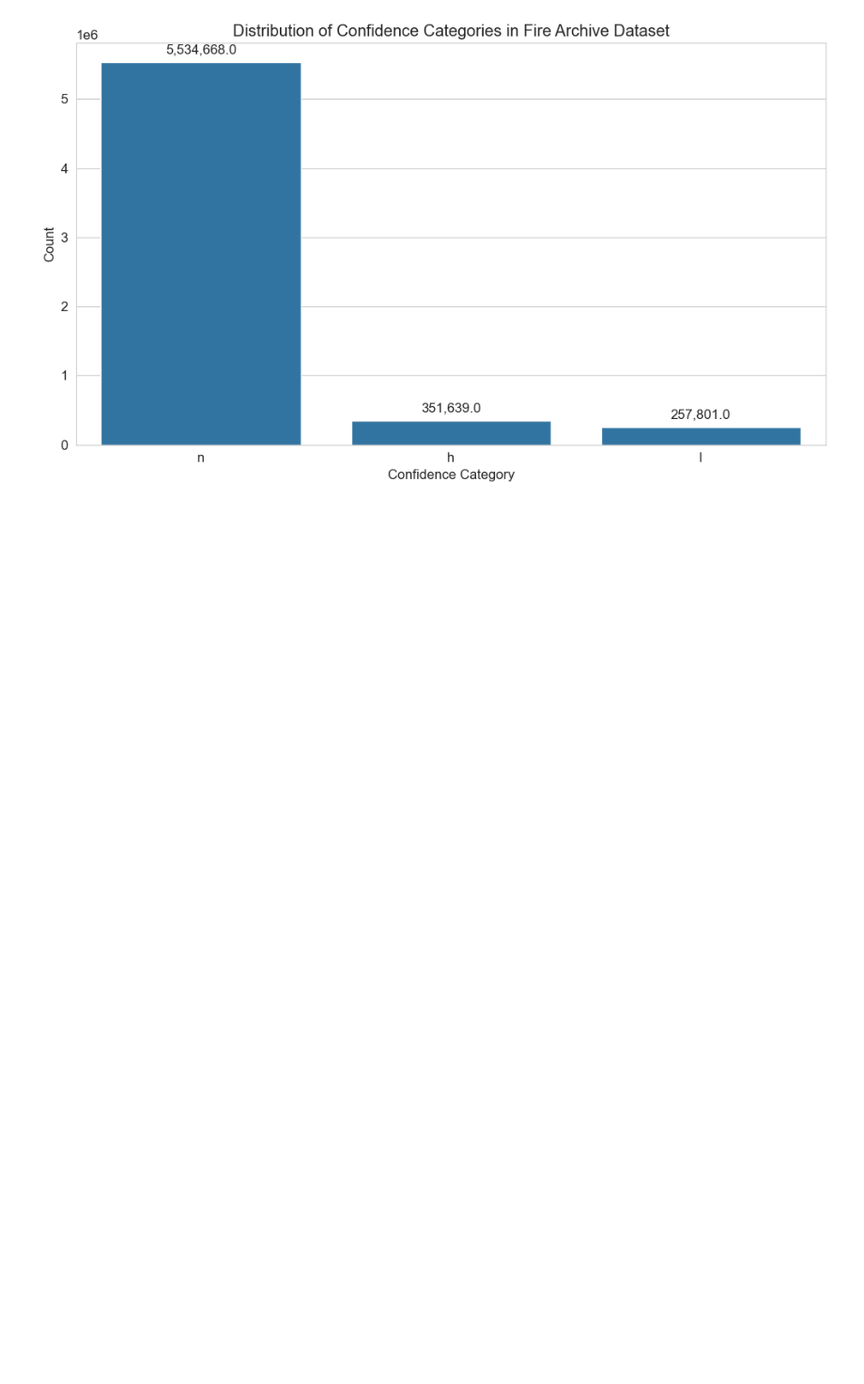
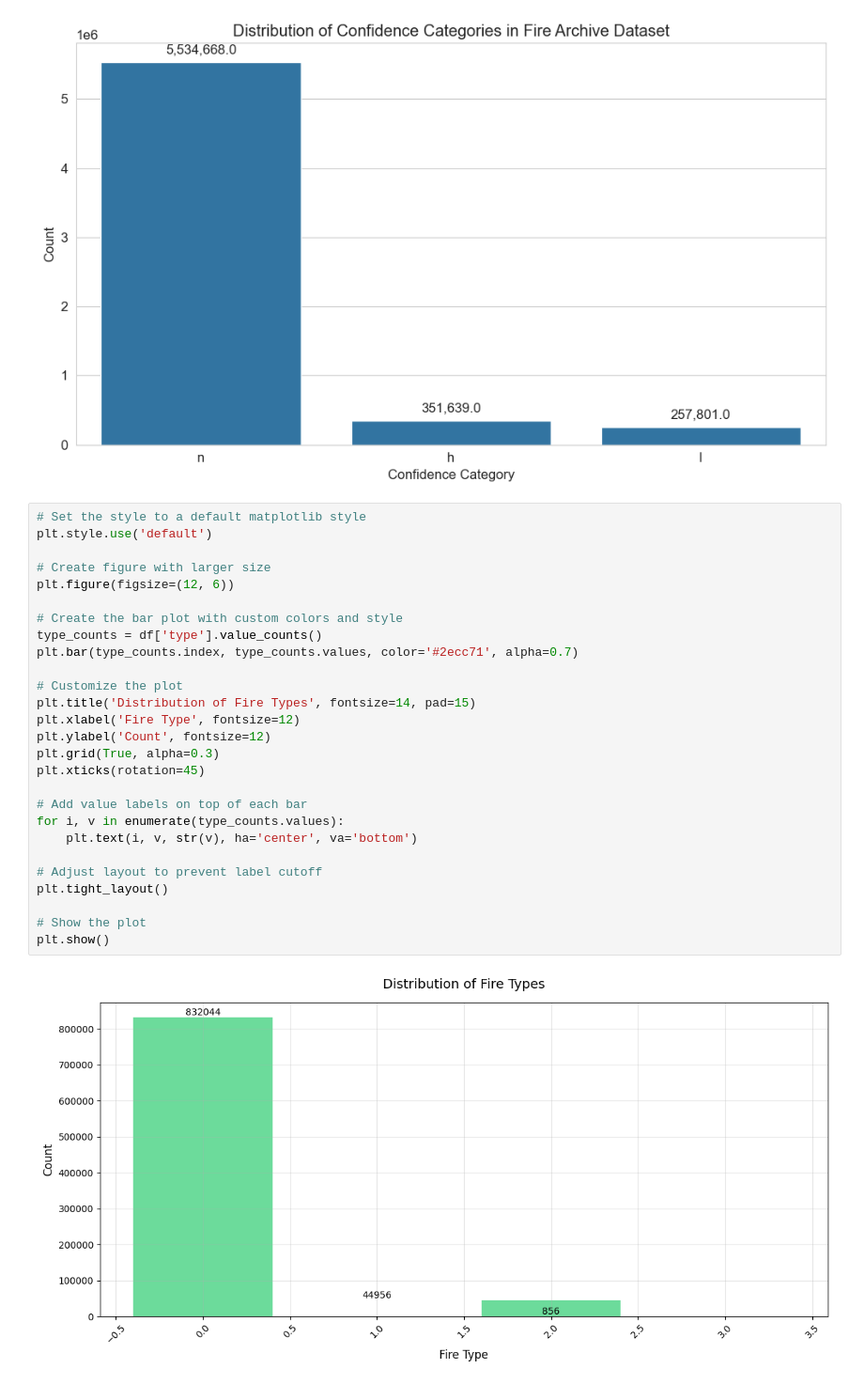
Before and after one commit to yosefsamir/wildfire_prediction, a Jupyter notebook: notebooks/visualize_fire_data.ipynb, the cells around one changed output. Shown: that part at 94% size. Cells and saved outputs as stored; diff of their text form; blank space fills up the shorter version.

```diff
--- a/notebooks/visualize_fire_data.ipynb
+++ b/notebooks/visualize_fire_data.ipynb
@@ -295,3 +324,32 @@ Category: 'l' - Count: 257801 (4.20%)
 
 Visualization saved to: d:\college\computer science level 3\second term\data science\wildfire_prediction\wildfire_prediction\artifacts/figures\confidence_distribution.png
 [figure]
+# %%
+# Set the style to a default matplotlib style
+plt.style.use('default')
+
+# Create figure with larger size
+plt.figure(figsize=(12, 6))
+
+# Create the bar plot with custom colors and style
+type_counts = df['type'].value_counts()
+plt.bar(type_counts.index, type_counts.values, color='#2ecc71', alpha=0.7)
+
+# Customize the plot
+plt.title('Distribution of Fire Types', fontsize=14, pad=15)
+plt.xlabel('Fire Type', fontsize=12)
+plt.ylabel('Count', fontsize=12)
+plt.grid(True, alpha=0.3)
+plt.xticks(rotation=45)
+
+# Add value labels on top of each bar
+for i, v in enumerate(type_counts.values):
+    plt.text(i, v, str(v), ha='center', va='bottom')
+
+# Adjust layout to prevent label cutoff
+plt.tight_layout()
+
+# Show the plot
+plt.show()
+# %% [output]
+[figure, added]
```
Also changed, not shown: parts of 6 cells of this notebook, 8 other files.
